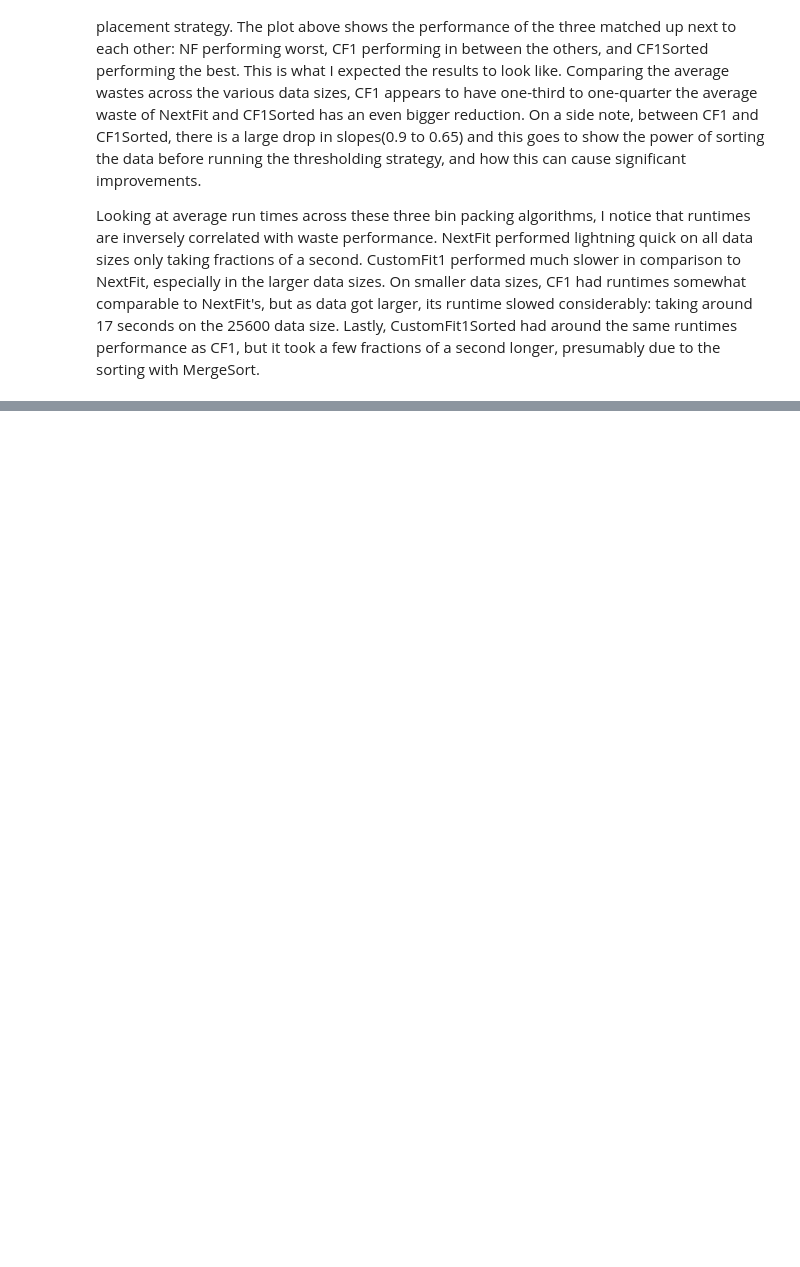
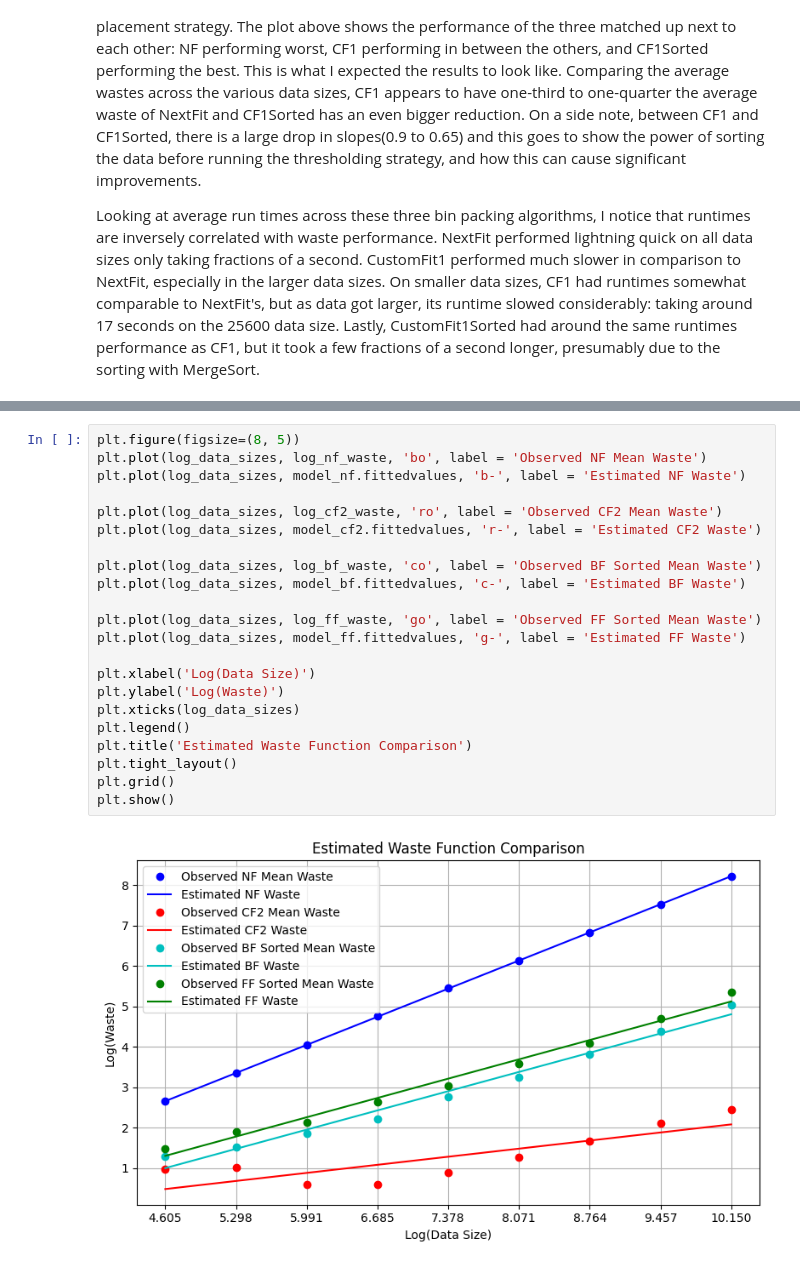
Before and after one commit to connormcmanigal/bin-packing-analysis, a Jupyter notebook: report.ipynb, the cells around one changed output, grey strips where cells are left out. Saved outputs shown, nothing was run; the diff lists cells and outputs as text; blank space fills up the shorter version.

```diff
--- a/report.ipynb
+++ b/report.ipynb
@@ -596,0 +665,24 @@ cf2 = cf2.drop('Algos', axis=1)
+# %%
+plt.figure(figsize=(8, 5))
+plt.plot(log_data_sizes, log_nf_waste, 'bo', label = 'Observed NF Mean Waste')
+plt.plot(log_data_sizes, model_nf.fittedvalues, 'b-', label = 'Estimated NF Waste')
+
+plt.plot(log_data_sizes, log_cf2_waste, 'ro', label = 'Observed CF2 Mean Waste')
+plt.plot(log_data_sizes, model_cf2.fittedvalues, 'r-', label = 'Estimated CF2 Waste')
+
+plt.plot(log_data_sizes, log_bf_waste, 'co', label = 'Observed BF Sorted Mean Waste')
+plt.plot(log_data_sizes, model_bf.fittedvalues, 'c-', label = 'Estimated BF Waste')
+
+plt.plot(log_data_sizes, log_ff_waste, 'go', label = 'Observed FF Sorted Mean Waste')
+plt.plot(log_data_sizes, model_ff.fittedvalues, 'g-', label = 'Estimated FF Waste')
+
+plt.xlabel('Log(Data Size)')
+plt.ylabel('Log(Waste)')
+plt.xticks(log_data_sizes)
+plt.legend()
+plt.title('Estimated Waste Function Comparison')
+plt.tight_layout()
+plt.grid()
+plt.show()
+# %% [output]
+[figure, added]
```
Also changed, not shown: parts of 8 cells of this notebook.
